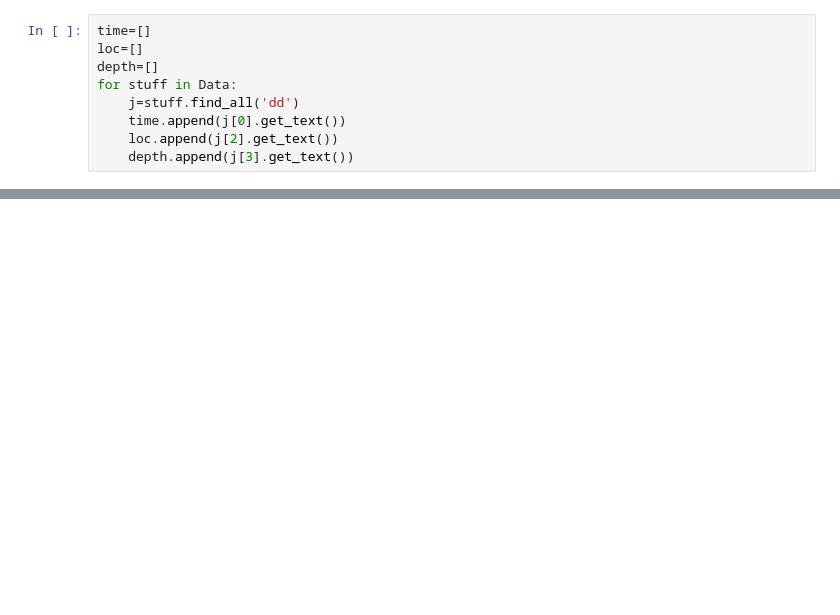
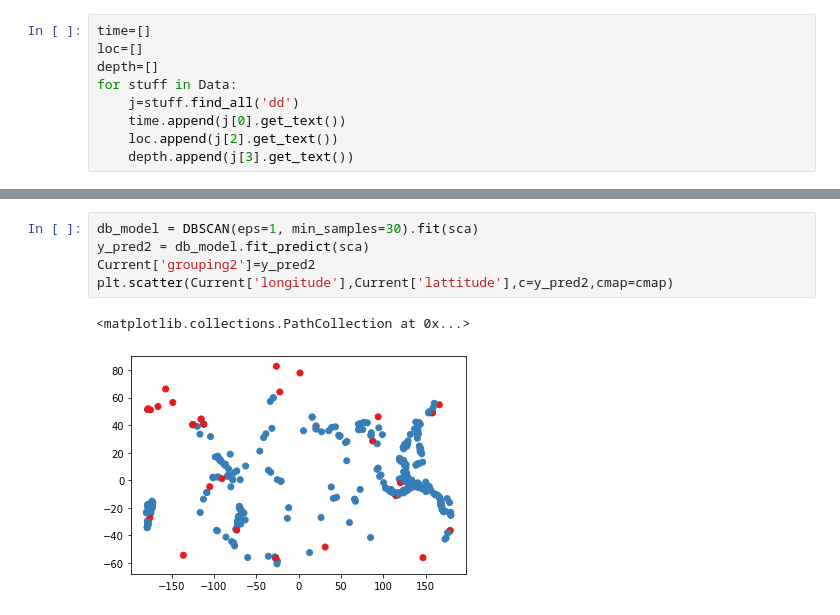
Before and after one commit to pmundot/Earthquakes, a Jupyter notebook: USGS_Data_Scrape_and _Map.ipynb, the cells around one changed output, grey strips where cells are left out. Cells and saved outputs as stored; diff of their text form; blank space fills up the shorter version.

```diff
--- a/USGS_Data_Scrape_and _Map.ipynb
+++ b/USGS_Data_Scrape_and _Map.ipynb
@@ -134,0 +196,8 @@ NameError: name 'g1' is not defined
+# %%
+db_model = DBSCAN(eps=1, min_samples=30).fit(sca)
+y_pred2 = db_model.fit_predict(sca)
+Current['grouping2']=y_pred2
+plt.scatter(Current['longitude'],Current['lattitude'],c=y_pred2,cmap=cmap)
+# %% [output]
+<matplotlib.collections.PathCollection at 0x...>
+[figure, added]
```
Also changed, not shown: parts of 11 cells of this notebook.
